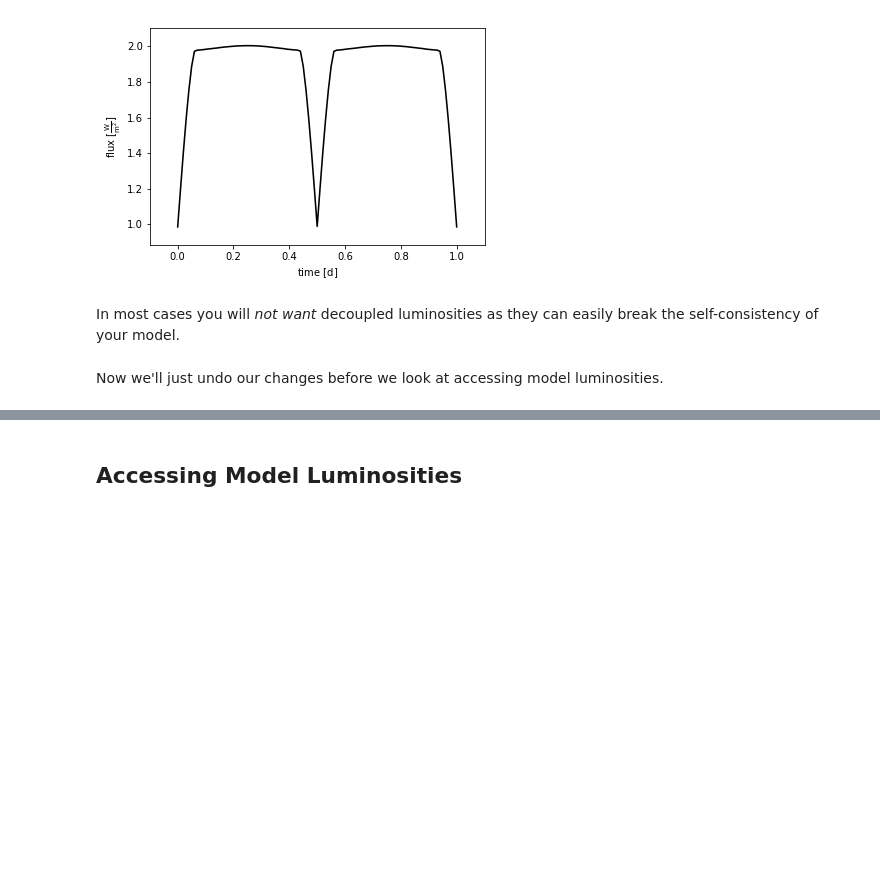
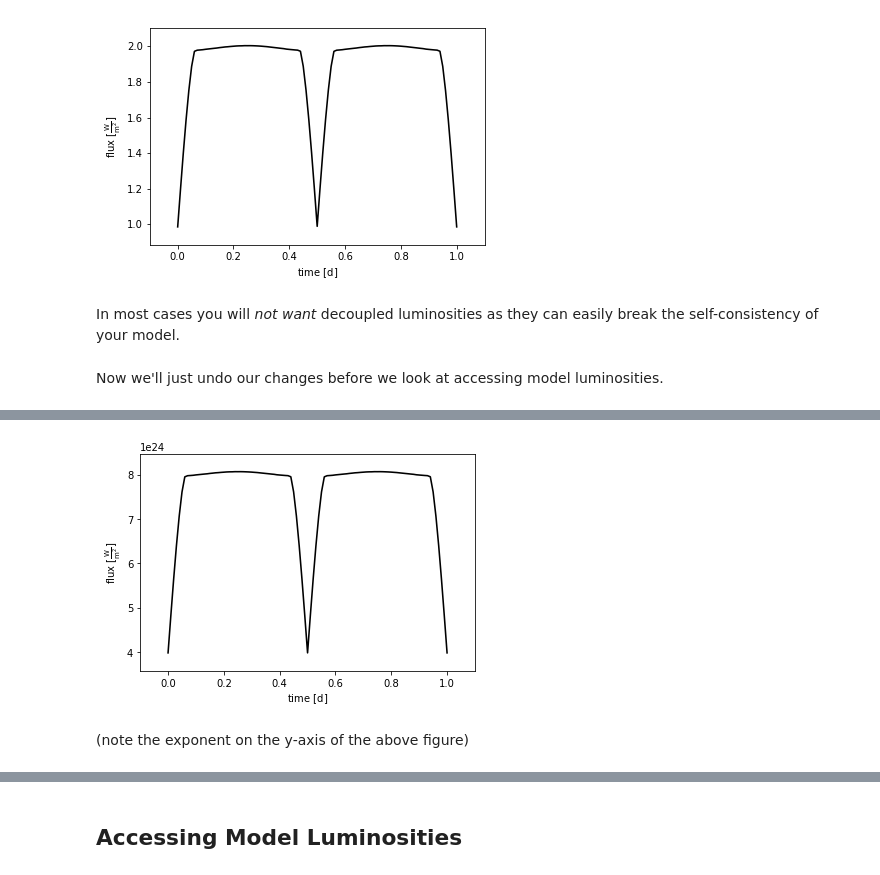
Before and after one commit to phoebe-project/phoebe2-docs, a Jupyter notebook: tutorials/pblum.ipynb, the cells around one changed output, grey strips where cells are left out. Cells and saved outputs as stored; diff of their text form; code cells hidden in the pictures; blank space fills up the shorter version.

Commit message:
update tutorials for l3_mode/pblum_mode

```diff
--- a/tutorials/pblum.ipynb
+++ b/tutorials/pblum.ipynb
@@ -120,5 +160,5 @@ afig, mplfig = b.plot(show=True)
 # %% [markdown]
 And if we halve the temperature of the secondary star - the resulting light curve changes to the new sum of fluxes, where the primary star dominates since the secondary star flux is reduced by a factor of 16, so we expect a total out-of-eclipse flux of ~0.5 + ~0.5/16 = ~0.53.
 # %%
-b['teff@secondary'] = 0.5 * b.get_value('teff@primary')
+b.set_value('teff', component='secondary', value=0.5 * b.get_value('teff', component='primary'))
 # %%
@@ -178,4 +225,4 @@ ParameterSet: 2 parameters
           teff@primary@component: 6000.0 K
         teff@secondary@component: 6000.0 K
 # %%
-b['teff@secondary'] = 3000
+b.set_value('teff', component='secondary', value=3000)
@@ -199,0 +256,2 @@ b['pblum_ref@secondary'] = 'primary'
+# %%
+b.set_value('pblum_mode', 'absolute')
@@ -199,0 +267,2 @@ b['pblum_ref@secondary'] = 'primary'
+# %%
+b.run_compute()
@@ -199,0 +272,6 @@ b['pblum_ref@secondary'] = 'primary'
+# %%
+afig, mplfig = b.plot(show=True)
+# %% [output]
+[figure, added]
+# %% [markdown]
+(note the exponent on the y-axis of the above figure)
```
Also changed, not shown: parts of 92 cells of this notebook, 4 other files.
